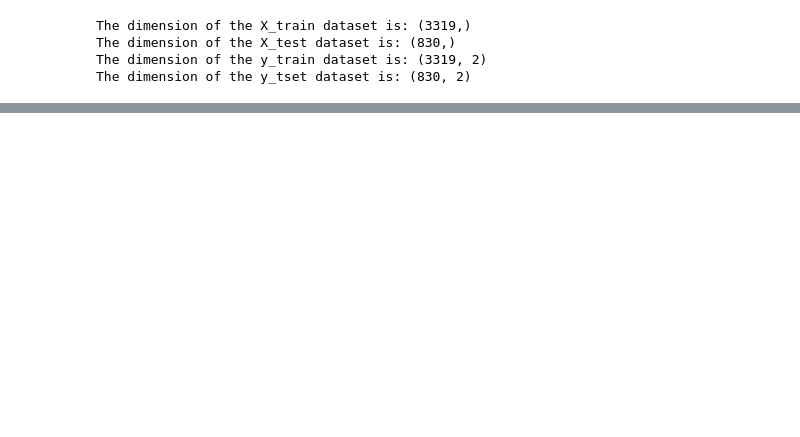
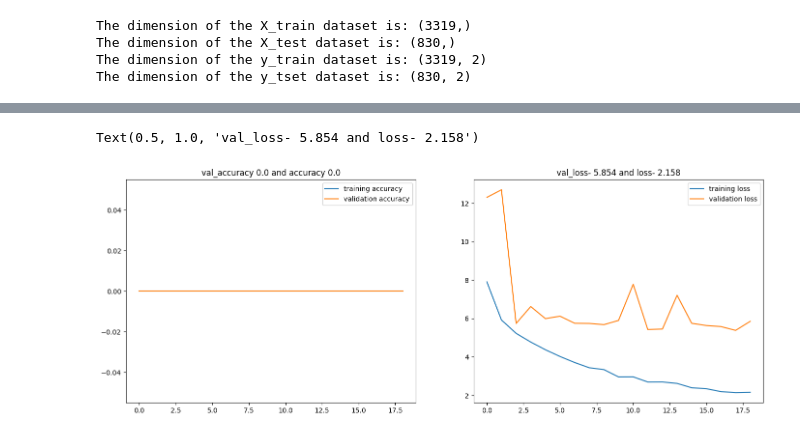
Before and after one commit to GyanPrakashkushwaha/AgeGender-Prediciton, a Jupyter notebook: notebook/model.ipynb, the cells around one changed output, grey strips where cells are left out. Drawn from its saved outputs; the diff is of its cells as text; code cells hidden in the pictures; blank space fills up the shorter version.

```diff
--- a/notebook/model.ipynb
+++ b/notebook/model.ipynb
@@ -278,0 +326,15 @@ plt.title(f'val_loss- {round(history.history["val_loss"][4],ndigits=3)} and loss
+# %%
+plt.subplots(nrows=1,ncols=2,figsize = (17,6))
+plt.subplot(1,2,1)
+plt.plot(history.history['age_output_accuracy'])
+plt.plot(history.history['val_age_output_accuracy'])
+plt.legend(['training accuracy','validation accuracy'])
+plt.title(f'val_accuracy {round(history.history["val_age_output_accuracy"][18],ndigits=3)} and accuracy {round(history.history["age_output_accuracy"][18],ndigits=3)}')
+plt.subplot(1,2,2)
+plt.plot(history.history['age_output_loss'])
+plt.plot(history.history['val_age_output_loss'])
+plt.legend(['training loss','validation loss'])
+plt.title(f'val_loss- {round(history.history["val_age_output_loss"][18],ndigits=3)} and loss- {round(history.history["age_output_loss"][18],ndigits=3)}')
+# %% [output]
+Text(0.5, 1.0, 'val_loss- 5.854 and loss- 2.158')
+[figure, added]
```
Also changed, not shown: parts of 13 cells of this notebook.
